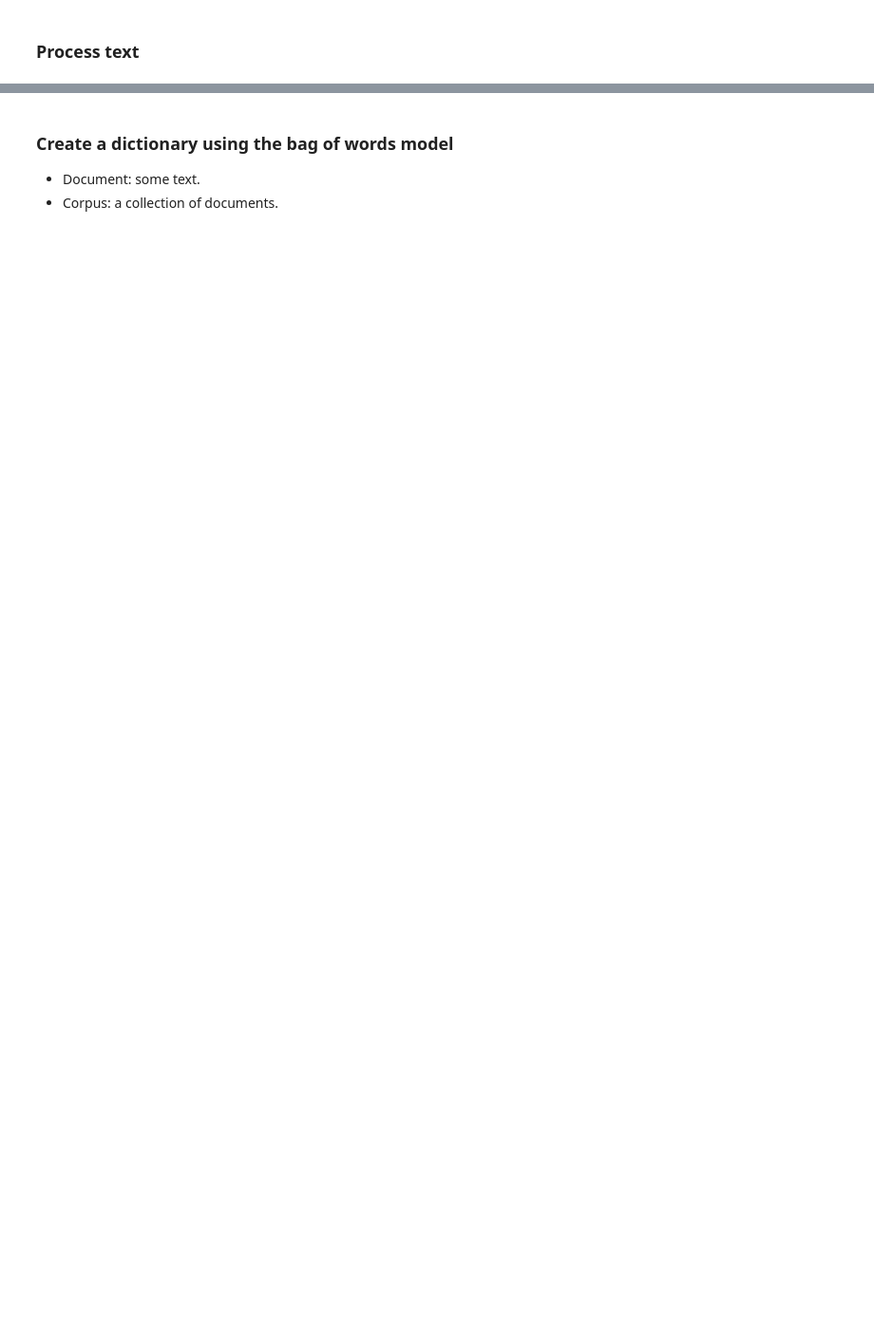
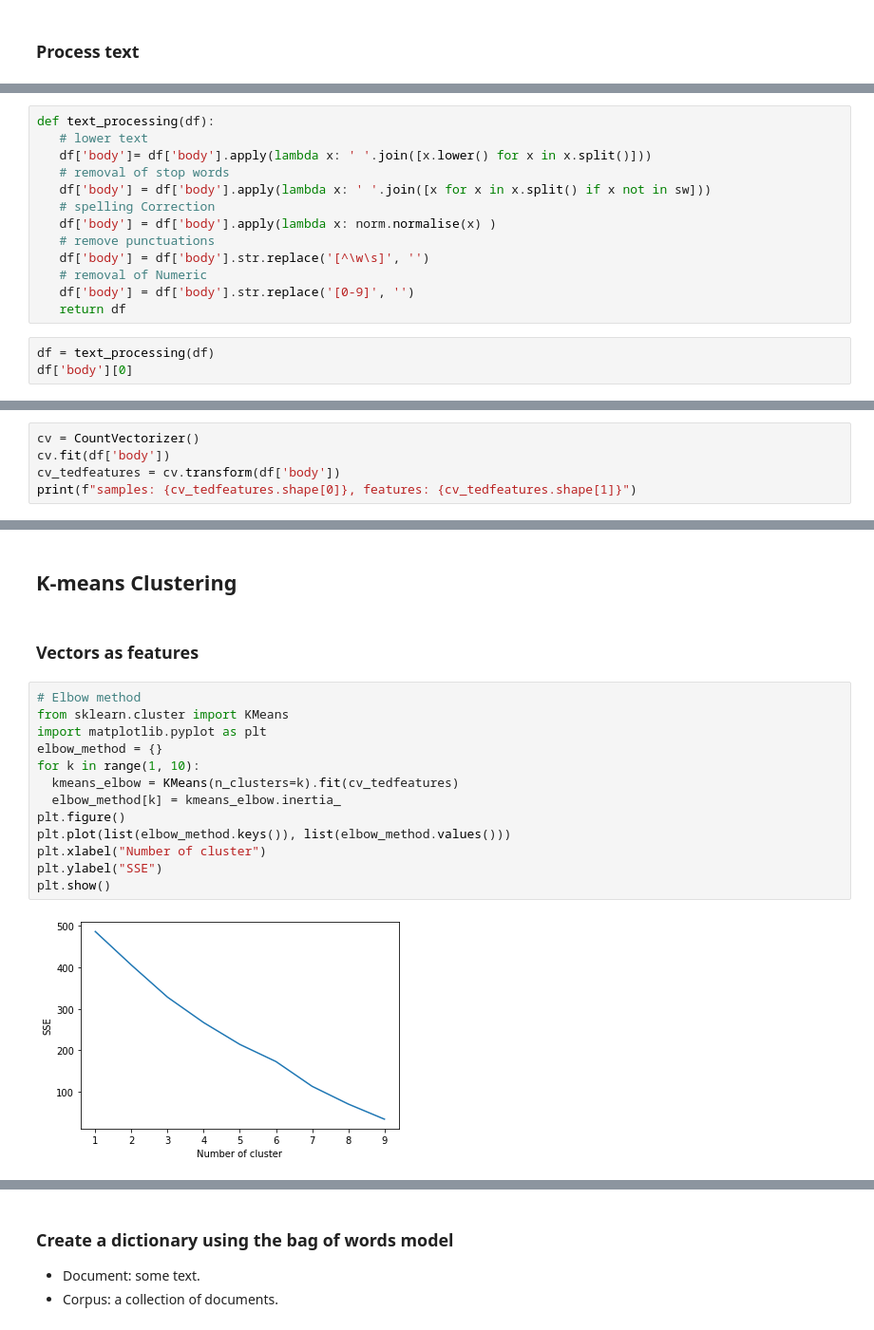
Before and after one commit to mathewsrc/Topic-Modeling-Reclame-Aqui, a Jupyter notebook: Unsupervised_Sentiment_Analysis.ipynb, the cells around one changed output, grey strips where cells are left out. Shown at 95% size. Saved outputs shown, nothing was run; the diff lists cells and outputs as text; blank space fills up the shorter version.

```diff
--- a/Unsupervised_Sentiment_Analysis.ipynb
+++ b/Unsupervised_Sentiment_Analysis.ipynb
@@ -201,0 +203,16 @@ Name: body, dtype: object
+# %%
+def text_processing(df):
+   # lower text
+   df['body']= df['body'].apply(lambda x: ' '.join([x.lower() for x in x.split()]))
+   # removal of stop words
+   df['body'] = df['body'].apply(lambda x: ' '.join([x for x in x.split() if x not in sw]))
+   # spelling Correction
+   df['body'] = df['body'].apply(lambda x: norm.normalise(x) )
+   # remove punctuations
+   df['body'] = df['body'].str.replace('[^\w\s]', '')
+   # removal of Numeric
+   df['body'] = df['body'].str.replace('[0-9]', '')
+   return df
+# %%
+df = text_processing(df)
+df['body'][0]
@@ -201,0 +225,5 @@ Name: body, dtype: object
+# %%
+cv = CountVectorizer()
+cv.fit(df['body'])
+cv_tedfeatures = cv.transform(df['body'])
+print(f"samples: {cv_tedfeatures.shape[0]}, features: {cv_tedfeatures.shape[1]}")
@@ -201,0 +260,19 @@ Name: body, dtype: object
+# %% [markdown]
+## **K-means Clustering**
+# %% [markdown]
+### **Vectors as features**
+# %%
+# Elbow method
+from sklearn.cluster import KMeans
+import matplotlib.pyplot as plt
+elbow_method = {}
+for k in range(1, 10):
+  kmeans_elbow = KMeans(n_clusters=k).fit(cv_tedfeatures)
+  elbow_method[k] = kmeans_elbow.inertia_
+plt.figure()
+plt.plot(list(elbow_method.keys()), list(elbow_method.values()))
+plt.xlabel("Number of cluster")
+plt.ylabel("SSE")
+plt.show()
+# %% [output]
+[figure, added]
```
Also changed, not shown: parts of 65 cells of this notebook.
